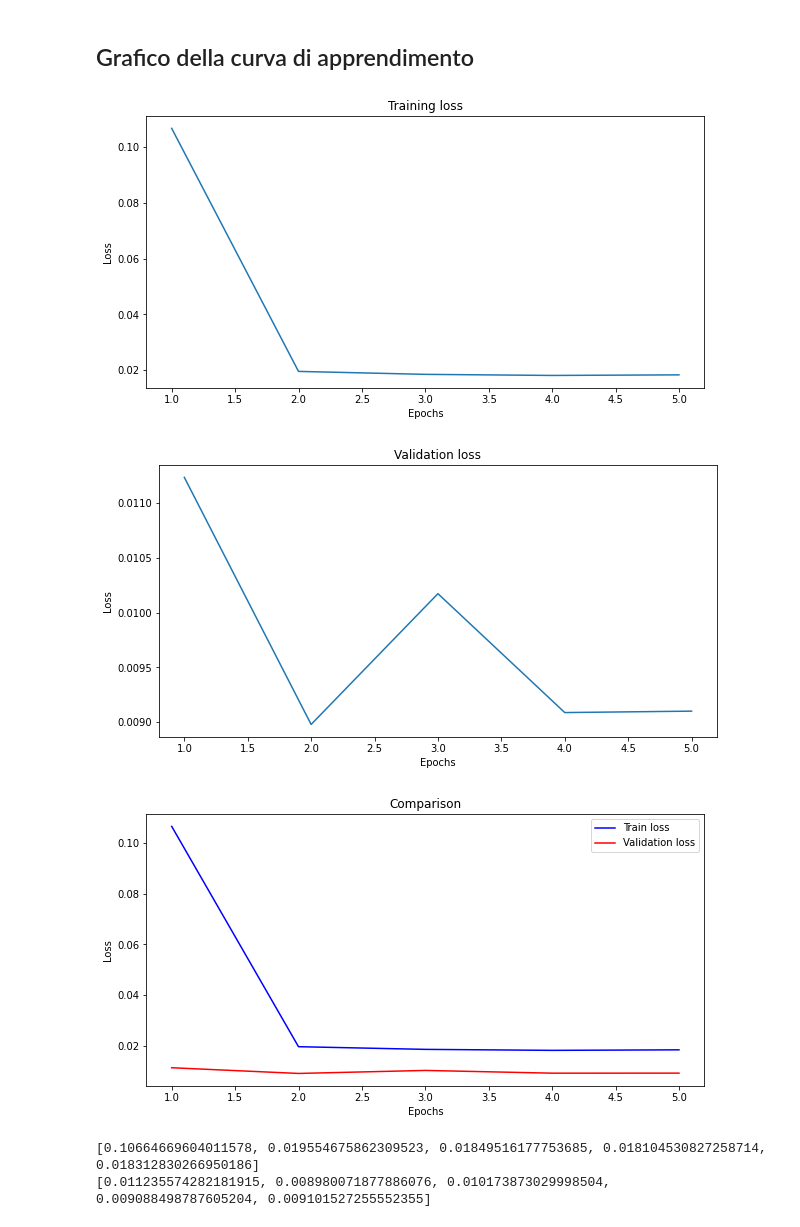
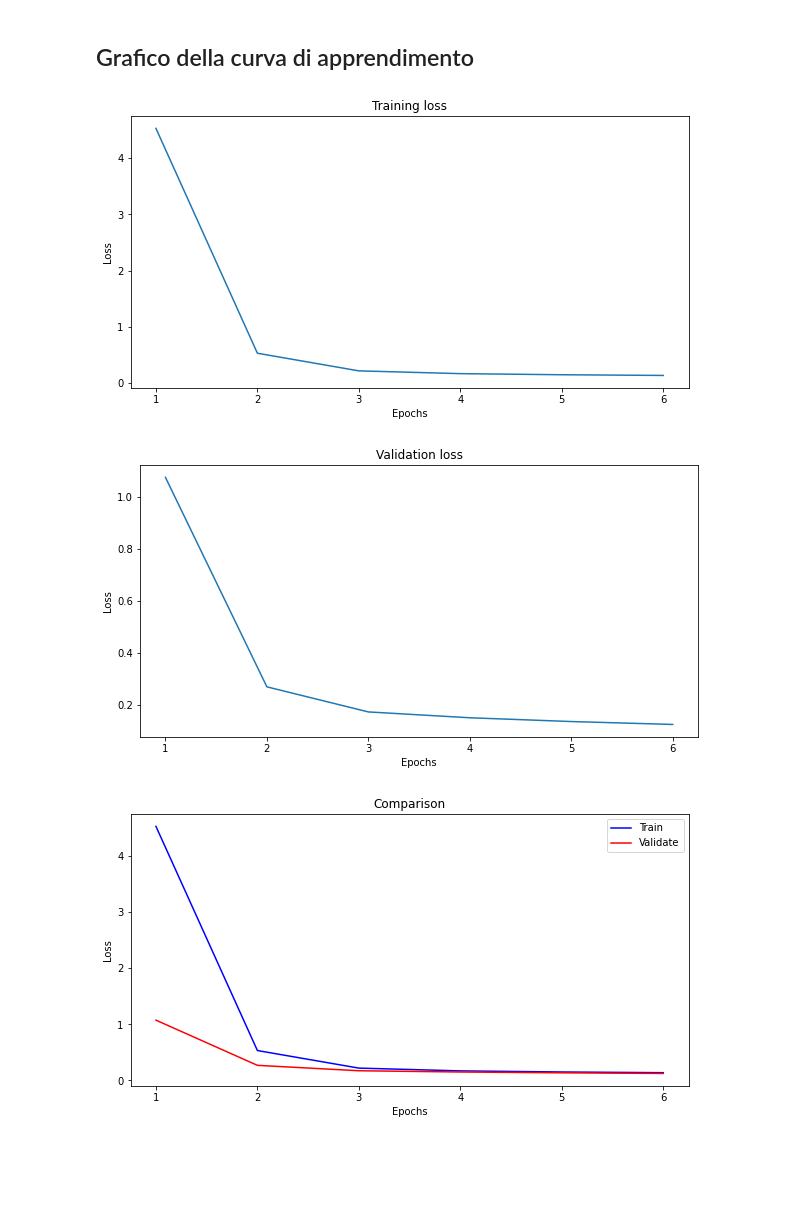
Before and after one commit to ElenaBianchini/ColoringGrayscaleImages, a Jupyter notebook: ProgettoLabIA.ipynb, the cells around one changed output. Saved outputs shown, nothing was run; the diff lists cells and outputs as text; code cells hidden in the pictures; blank space fills up the shorter version.

```diff
--- a/ProgettoLabIA.ipynb
+++ b/ProgettoLabIA.ipynb
@@ -26,9 +30,9 @@ from PIL import Image
 # %% [markdown]
 # Impostazione dei parametri
 # %%
-num_epochs = 5
+num_epochs = 6
 batch_size = 32
-learning_rate = 1e-3
+learning_rate = 1e-5
 use_gpu = torch.cuda.is_available()
 # %%
 if use_gpu:
@@ -302,5 +433,20 @@ Validation set: Average loss: 0.0091
 # %% [markdown]
 ## Grafico della curva di apprendimento
+# %%
+# Valori dell'ultimo allenamento:
+ultimo = '/content/drive/MyDrive/ProgettoLab/Regression/logs/09-06.pkl'
+
+f = open(ultimo,'rb')
+d = pickle.load(f)
+
+train_loss_avg = []
+val_loss_avg = []
+
+for loss in d['train']:
+  train_loss_avg.append(loss)
+
+for loss in d['validate']:
+  val_loss_avg.append(loss)
 # %%
 plt.ion()
 fig = plt.figure(figsize=(10, 5))
@@ -310,7 +456,7 @@ plt.ylabel('Loss')
 plt.title('Training loss')
 plt.show()
 # %% [output]
-[figure, old version]
+[figure, new version]
 # %%
 plt.ion()
 fig = plt.figure(figsize=(10, 5))
@@ -320,22 +466,16 @@ plt.ylabel('Loss')
 plt.title('Validation loss')
 plt.show()
 # %% [output]
-[figure, old version]
+[figure, new version]
 # %%
 plt.ion()
 fig = plt.figure(figsize=(10, 5))
-plt.plot(np.arange(1, num_epochs+1),train_loss_avg, 'b', label='Train loss')
-plt.plot(np.arange(1, num_epochs+1), val_loss_avg, 'r', label='Validation loss')
+plt.plot(np.arange(1, num_epochs+1),train_loss_avg, 'b', label='Train')
+plt.plot(np.arange(1, num_epochs+1), val_loss_avg, 'r', label='Validate')
 plt.xlabel('Epochs')
 plt.ylabel('Loss')
 plt.title('Comparison')
 plt.legend()
 plt.show()
 # %% [output]
-[figure, old version]
+[figure, new version]
-# %%
-print(train_loss_avg)
-print(val_loss_avg)
-# %% [output]
-[0.10664669604011578, 0.019554675862309523, 0.01849516177753685, 0.018104530827258714, 0.018312830266950186]
-[0.011235574282181915, 0.008980071877886076, 0.010173873029998504, 0.009088498787605204, 0.009101527255552355]
```
Also changed, not shown: parts of 31 cells of this notebook.
